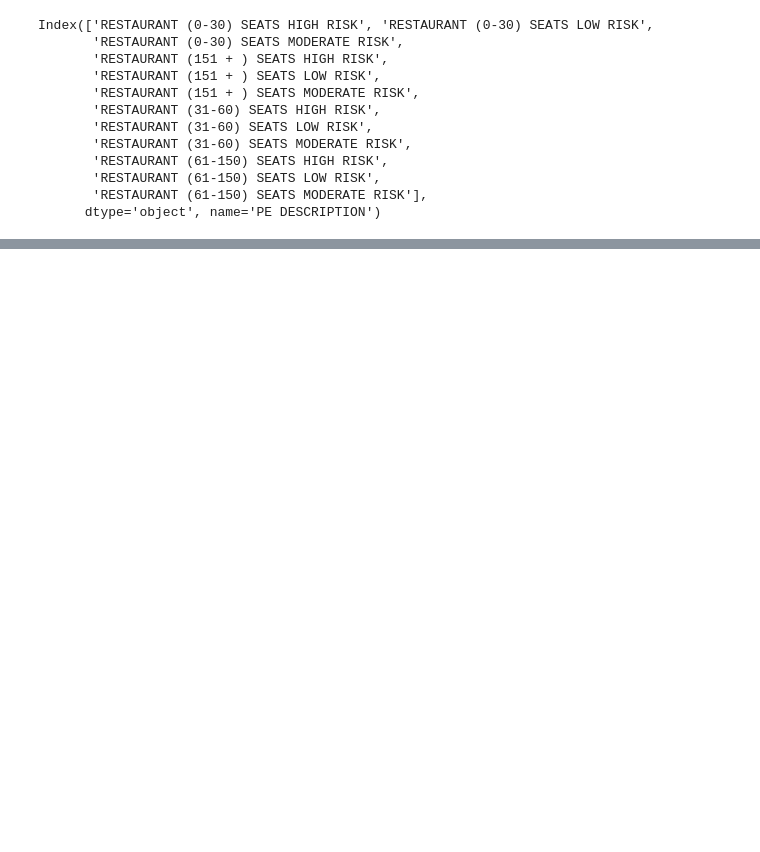
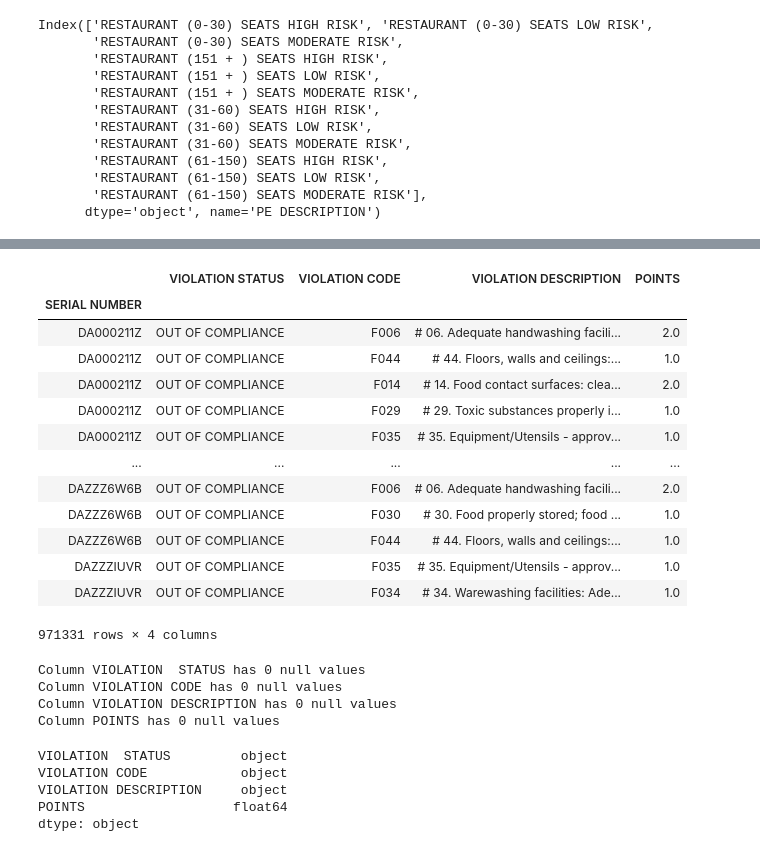
Before and after one commit to mcarter-00/Rats-in-the-Restaurants, a Jupyter notebook: Rats in the restaurant _ exploration.ipynb, the cells around one changed output, grey strips where cells are left out. Cells and saved outputs as stored; diff of their text form; code cells hidden in the pictures; blank space fills up the shorter version.

```diff
--- a/Rats in the restaurant _ dataframe.ipynb
+++ b/Rats in the restaurant _ exploration.ipynb
@@ -103,0 +230,19 @@ Index(['RESTAURANT (0-30) SEATS HIGH RISK', 'RESTAURANT (0-30) SEATS LOW RISK',
+# %%
+file_path = "Resources/LOS_ANGELES_COUNTY_RESTAURANT_AND_MARKET_VIOLATIONS.csv"
+violation_list_df = pd.read_csv(file_path,index_col=0)
+violation_list_df
+# %% [output]
+|  | VIOLATION STATUS | VIOLATION CODE | VIOLATION DESCRIPTION | POINTS |
+| SERIAL NUMBER |  |  |  |  |
+| DA000211Z | OUT OF COMPLIANCE | F006 | # 06. Adequate handwashing facili... | 2.0 |
+| DA000211Z | OUT OF COMPLIANCE | F044 | # 44. Floors, walls and ceilings:... | 1.0 |
+| DA000211Z | OUT OF COMPLIANCE | F014 | # 14. Food contact surfaces: clea... | 2.0 |
+| DA000211Z | OUT OF COMPLIANCE | F029 | # 29. Toxic substances properly i... | 1.0 |
+| DA000211Z | OUT OF COMPLIANCE | F035 | # 35. Equipment/Utensils - approv... | 1.0 |
+| ... | ... | ... | ... | ... |
+| DAZZZ6W6B | OUT OF COMPLIANCE | F006 | # 06. Adequate handwashing facili... | 2.0 |
+| DAZZZ6W6B | OUT OF COMPLIANCE | F030 | # 30. Food properly stored; food ... | 1.0 |
+| DAZZZ6W6B | OUT OF COMPLIANCE | F044 | # 44. Floors, walls and ceilings:... | 1.0 |
+| DAZZZIUVR | OUT OF COMPLIANCE | F035 | # 35. Equipment/Utensils - approv... | 1.0 |
+| DAZZZIUVR | OUT OF COMPLIANCE | F034 | # 34. Warewashing facilities: Ade... | 1.0 |
+971331 rows × 4 columns
@@ -103,0 +251,19 @@ Index(['RESTAURANT (0-30) SEATS HIGH RISK', 'RESTAURANT (0-30) SEATS LOW RISK',
+# %%
+# loop through each column, check if there are null values,
+#sum them up, and print out a readable total:
+for column in violation_list_df.columns:
+    print(f"Column {column} has {violation_list_df[column].isnull().sum()} null values")
+# %% [output]
+Column VIOLATION  STATUS has 0 null values
+Column VIOLATION CODE has 0 null values
+Column VIOLATION DESCRIPTION has 0 null values
+Column POINTS has 0 null values
+# %%
+#data type
+violation_list_df.dtypes
+# %% [output]
+VIOLATION  STATUS         object
+VIOLATION CODE            object
+VIOLATION DESCRIPTION     object
+POINTS                   float64
+dtype: object
```
Also changed, not shown: parts of 17 cells of this notebook, 1 other file.
